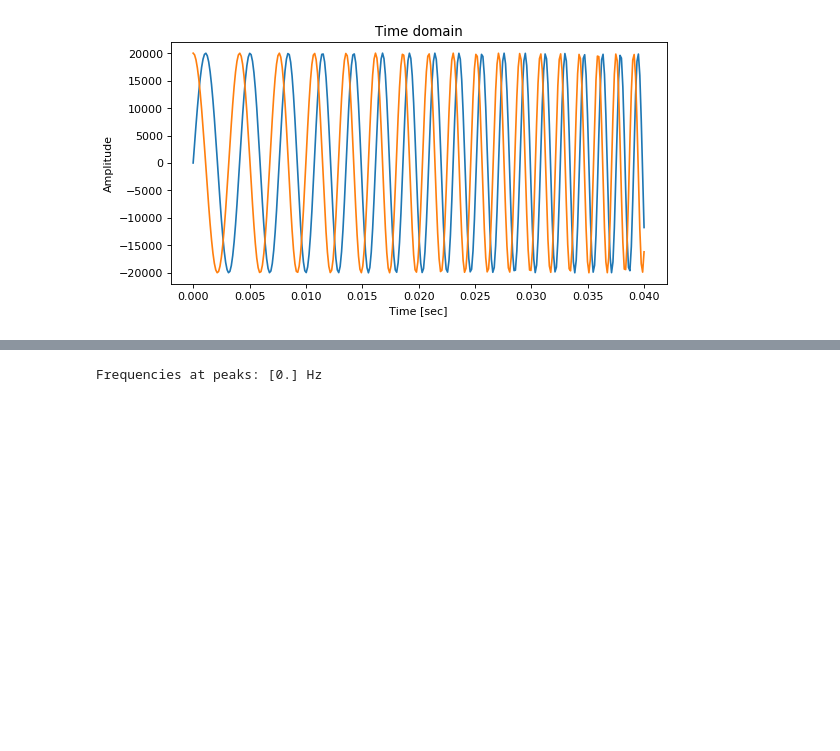
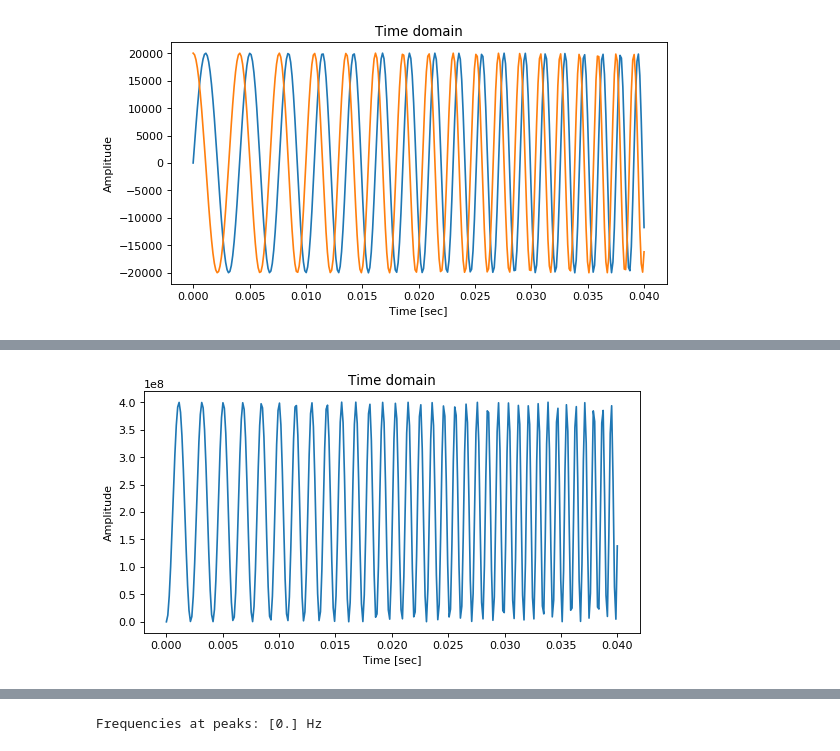
Before and after one commit to araobp/ultrasonic-communication, a Jupyter notebook: simulation/ChirpSimulation.ipynb, the cells around one changed output, grey strips where cells are left out. Cells and saved outputs as stored; diff of their text form; code cells hidden in the pictures; blank space fills up the shorter version.

```diff
--- a/simulation/ChirpSimulation.ipynb
+++ b/simulation/ChirpSimulation.ipynb
@@ -165 +179,6 @@ plot_wave(chirp(length=0.04).conjugate(), real_only=False)
+# %%
+# Up chirp * up chirp becomes chirp with doubled frequency and DC offset
+plot_wave(chirp_cos(length=0.04) * chirp_cos(length=0.04).conjugate())
+# %% [output]
+[figure, added]
 # %%
```
Also changed, not shown: parts of 36 cells of this notebook.
